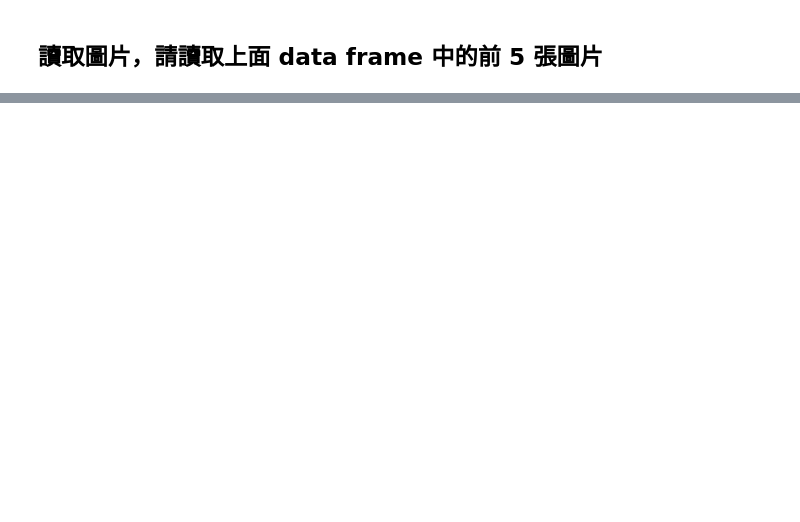
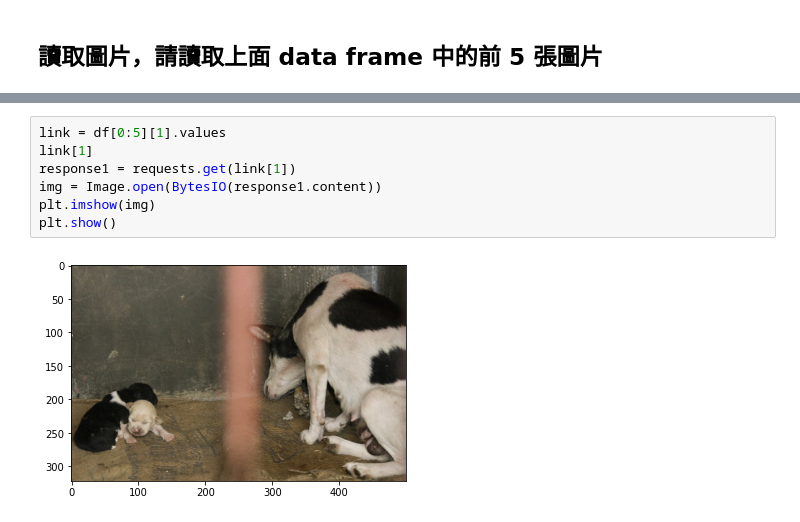
Before and after one commit to Samuelyihao/5th-ML100Days, a Jupyter notebook: Day_005-2_HW.ipynb, the cells around one changed output, grey strips where cells are left out. Cells and saved outputs as stored; diff of their text form; blank space fills up the shorter version.

```diff
--- a/Day_005-2_HW.ipynb
+++ b/Day_005-2_HW.ipynb
@@ -61,3 +95,12 @@ plt.show()
+# %%
+link = df[0:5][1].values
+link[1]
+response1 = requests.get(link[1])
+img = Image.open(BytesIO(response1.content))
+plt.imshow(img)
+plt.show()
+# %% [output]
+[figure, added]
 # %%
 def img2arr_fromURLs(url_list, resize = False):
     """
```
Also changed, not shown: parts of 10 cells of this notebook, 6 other files.
